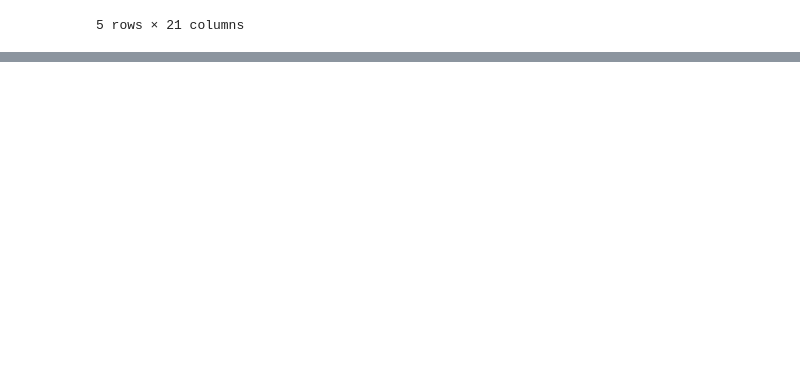
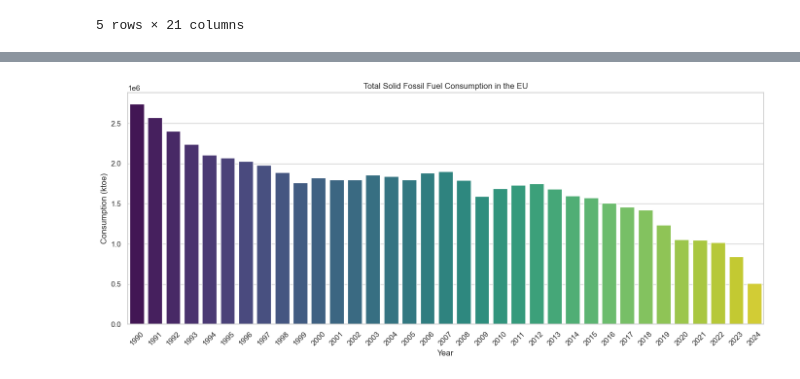
Before and after one commit to AnnaLozenko/PFDA_Project, a Jupyter notebook: eu_energy_sources_analysis.ipynb, the cells around one changed output, grey strips where cells are left out. Saved outputs shown, nothing was run; the diff lists cells and outputs as text; code cells hidden in the pictures; blank space fills up the shorter version.

```diff
--- a/eu_energy_sources_analysis.ipynb
+++ b/eu_energy_sources_analysis.ipynb
@@ -222,0 +398,23 @@ renewables_pivot.head()
+# %%
+# # Sum all countries for each year for the solid fossil fuels dataset
+solid_total = solid_fossil_fuels_pivot.sum(axis=0)  # sum along rows
+
+sns.set_theme(style='whitegrid', context='notebook', palette='viridis')
+
+# Convert Series to DataFrame
+solid_total_df = solid_total.reset_index()
+solid_total_df.columns = ['Year', 'Consumption']
+
+colors = sns.color_palette("viridis", len(solid_total_df))
+
+plt.figure(figsize=(14,6))
+sns.barplot(x='Year', y='Consumption', data=solid_total_df, palette=colors, hue= 'Year', legend=False)
+
+plt.title("Total Solid Fossil Fuel Consumption in the EU")
+plt.xlabel("Year")
+plt.ylabel("Consumption (ktoe)")
+plt.xticks(rotation=45)
+plt.tight_layout()
+plt.show()
+# %% [output]
+[figure, added]
```
Also changed, not shown: parts of 32 cells of this notebook.
